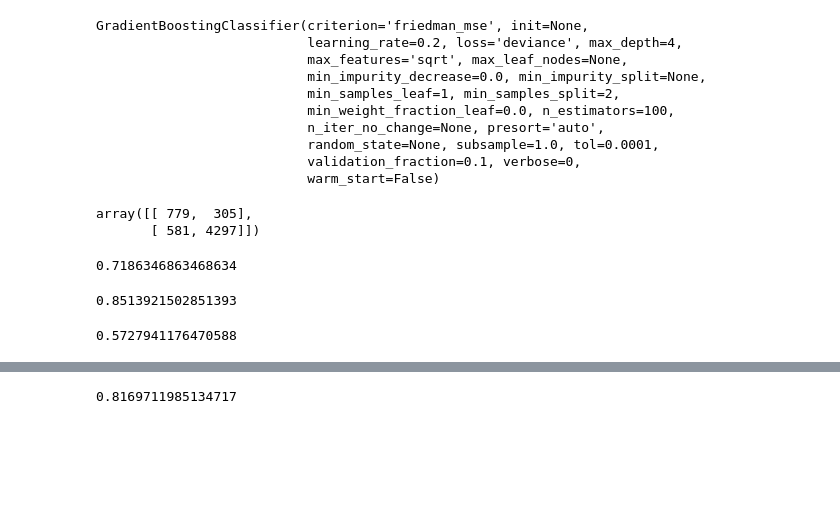
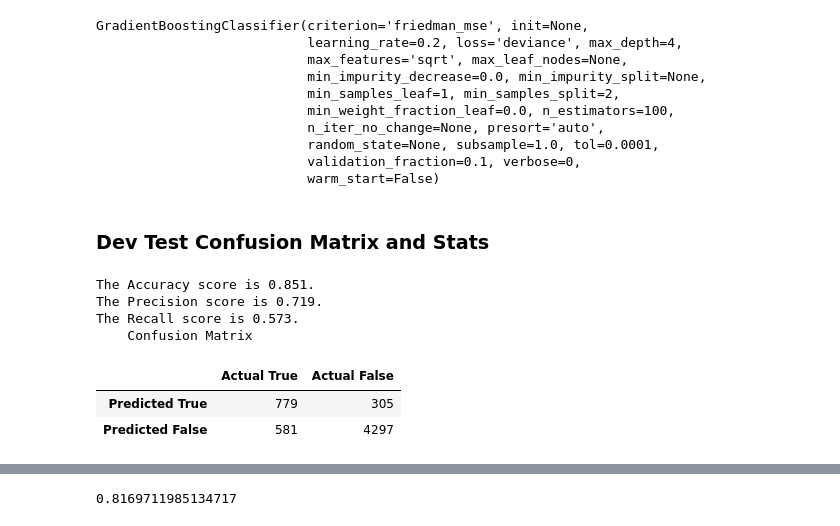
Before and after one commit to branlindsey/junyi_app_user, a Jupyter notebook: Gradient_Boost-Final.ipynb, the cells around one changed output, grey strips where cells are left out. Drawn from its saved outputs; the diff is of its cells as text; code cells hidden in the pictures; blank space fills up the shorter version.

```diff
--- a/Gradient_Boost-Final.ipynb
+++ b/Gradient_Boost-Final.ipynb
@@ -48,17 +51,12 @@ y_train_hat = gbc.predict(X_train)
+# %% [markdown]
+### Dev Test Confusion Matrix and Stats
 # %%
-standard_confusion_matrix(y_test, y_hat)
+scorecard(gbc, X_test, y_test, y_hat)
 # %% [output]
-array([[ 779,  305],
-       [ 581, 4297]])
+The Accuracy score is 0.851.
+The Precision score is 0.719.
+The Recall score is 0.573.
+    Confusion Matrix
+|  | Actual True | Actual False |
+| Predicted True | 779 | 305 |
+| Predicted False | 581 | 4297 |
-# %%
-precision_score(y_test, y_hat)
-# %% [output]
-0.7186346863468634
-# %%
-gbc.score(X_test, y_test)
-# %% [output]
-0.8513921502851393
-# %%
-recall_score(y_test, y_hat)
-# %% [output]
-0.5727941176470588
```
Also changed, not shown: parts of 27 cells of this notebook, 3 other files.
